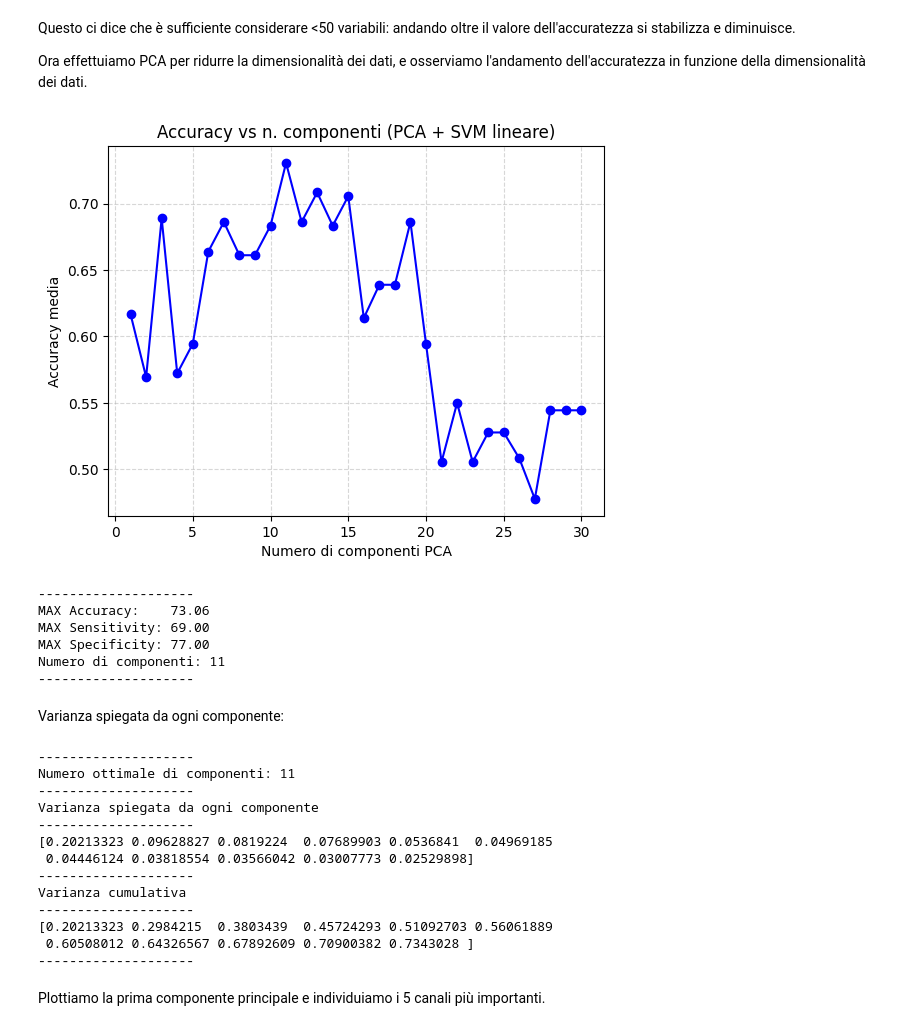
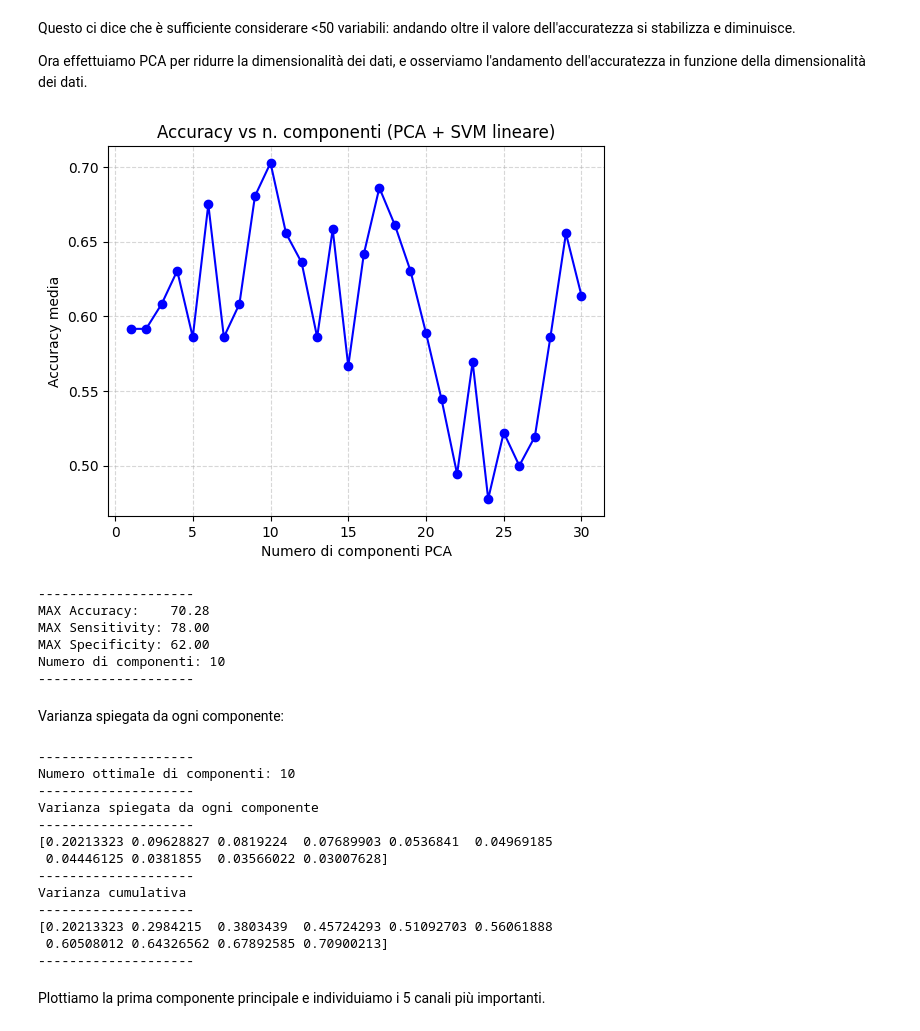
Before and after one commit to fiorello-mino/applicazioni_machine_learning, a Jupyter notebook: SVM/main_rf.ipynb, the cells around one changed output. Cells and saved outputs as stored; diff of their text form; code cells hidden in the pictures.

```diff
--- a/SVM/main_rf.ipynb
+++ b/SVM/main_rf.ipynb
@@ -51,7 +51,7 @@ NPos = N1
 
 K = 5
 
-rf_model = RandomForestClassifier()
+rf_model = RandomForestClassifier(n_estimators=1000)
 
 skf = StratifiedKFold(n_splits=K, shuffle=True, random_state=1)
 
@@ -123,9 +123,8 @@ acc_numk = [] # array di accuracy in funzione di numvar
 for numk in range(2, NUMK +1):
 
     skf = StratifiedKFold(n_splits=numk, shuffle=True, random_state=1)
-    rf_model = make_pipeline(
-        StandardScaler(),
-        SVC(kernel='linear', C=1.0)
+    rf_model = RandomForestClassifier(n_estimators=1000
+
     )
 
     acc_folds = []  # array di accuracy per un singolo fold
@@ -168,7 +167,7 @@ acc_numvar = [] # array di accuracy in funzione di numvar
 
 for numvar in range(1, NUMVAR +1):
 
-    rf_model = RandomForestClassifier(
+    rf_model = RandomForestClassifier(n_estimators=1000
     )
 
     acc_folds = []  # array di accuracy per un singolo fold
@@ -234,7 +233,7 @@ for numdim in range(1, NUMDIM + 1):
         data_test_pca  = pca.transform(data_test)
 
         # SVM lineare
-        rf_model = RandomForestClassifier(
+        rf_model = RandomForestClassifier(n_estimators=1000
         )
 
         # training
@@ -250,39 +249,39 @@ for numdim in range(1, NUMDIM + 1):
 
         acc_folds.append(acc)
         sens_folds.append(sens)
         spec_folds.append(spec)
 
     # medie sui K fold per questo numvar
     acc_numdim.append(np.mean(acc_folds))
     sens_numdim.append(np.mean(sens_folds))
     spec_numdim.append(np.mean(spec_folds))
 
 
 plt.figure()
 plt.plot(np.arange(1, NUMDIM + 1), acc_numdim, marker='o', color='b')
 plt.xlabel('Numero di componenti PCA')
 plt.ylabel('Accuracy media')
 plt.title('Accuracy vs n. componenti (PCA + SVM lineare)')
 plt.grid(True, linestyle = '--', alpha = 0.5)
 plt.show()
 
 # --- Risultati migliori ---
 best_idx = int(np.argmax(acc_numdim))
 best_numdim = best_idx + 1
 
 print('--------------------')
 print(f'MAX Accuracy:    {acc_numdim[best_idx]*100:.2f}')
 print(f'MAX Sensitivity: {sens_numdim[best_idx]*100:.2f}')
 print(f'MAX Specificity: {spec_numdim[best_idx]*100:.2f}')
 print(f'Numero di componenti: {best_numdim}')
 print('--------------------')
 # %% [output]
-[figure, old version]
+[figure, new version]
 --------------------
-MAX Accuracy:    73.06
-MAX Sensitivity: 69.00
-MAX Specificity: 77.00
-Numero di componenti: 11
+MAX Accuracy:    70.28
+MAX Sensitivity: 78.00
+MAX Specificity: 62.00
+Numero di componenti: 10
 --------------------
 # %% [markdown]
 Varianza spiegata da ogni componente:
@@ -309,17 +308,17 @@ print(cumulative_variance)
 print('--------------------')                       # primo autovettore (lunghezza 32*509)
 # %% [output]
 --------------------
-Numero ottimale di componenti: 11
+Numero ottimale di componenti: 10
 --------------------
 Varianza spiegata da ogni componente
 --------------------
 [0.20213323 0.09628827 0.0819224  0.07689903 0.0536841  0.04969185
- 0.04446124 0.03818554 0.03566042 0.03007773 0.02529898]
+ 0.04446125 0.0381855  0.03566022 0.03007628]
 --------------------
 Varianza cumulativa
 --------------------
-[0.20213323 0.2984215  0.3803439  0.45724293 0.51092703 0.56061889
- 0.60508012 0.64326567 0.67892609 0.70900382 0.7343028 ]
+[0.20213323 0.2984215  0.3803439  0.45724293 0.51092703 0.56061888
+ 0.60508012 0.64326562 0.67892585 0.70900213]
 --------------------
 # %% [markdown]
 Plottiamo la prima componente principale e individuiamo i 5 canali più importanti.
```
Also changed, not shown: parts of 7 cells of this notebook.
